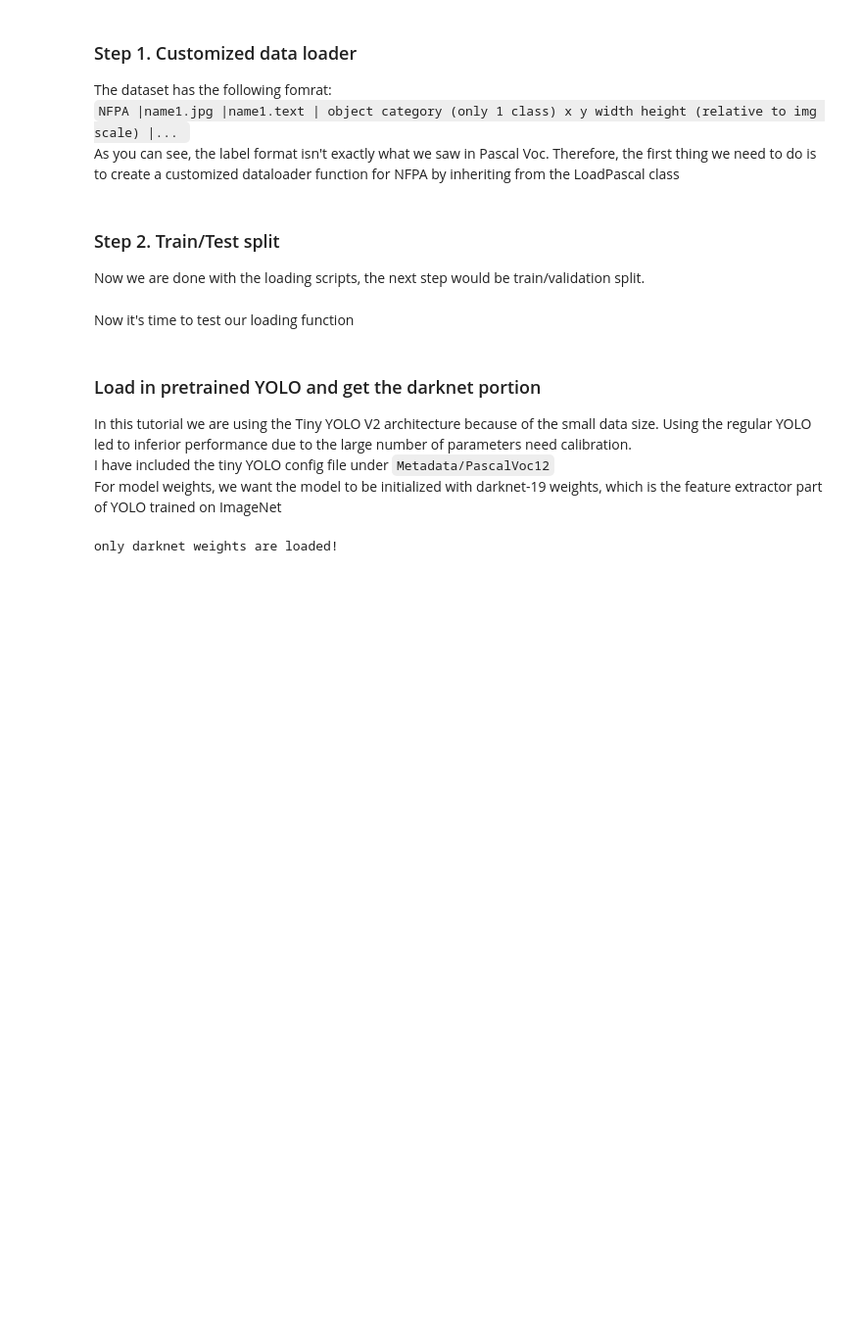
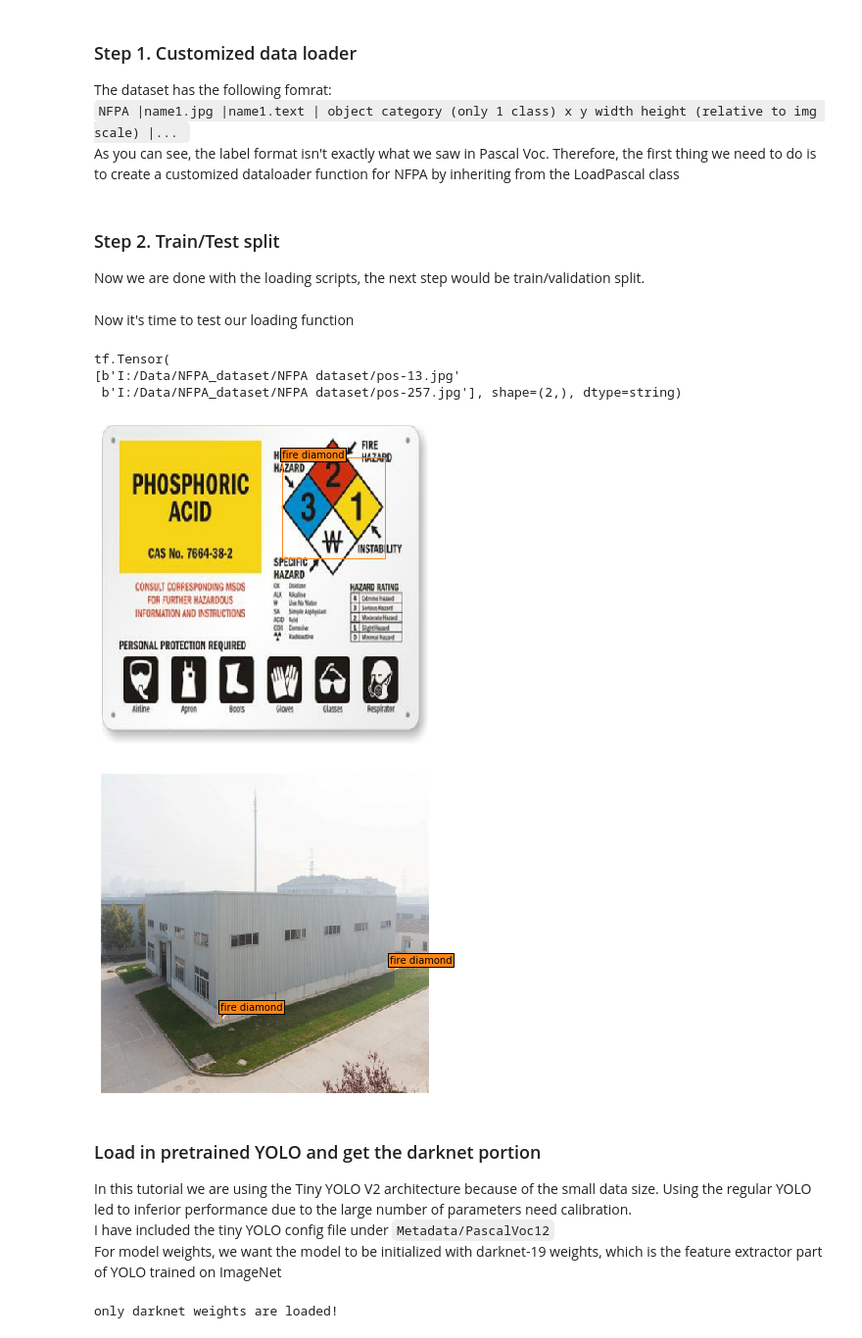
Before and after one commit to zzxvictor/YOLO_Explained, a Jupyter notebook: Tutorial_5_Transfer_Learning.ipynb, the cells around one changed output. Shown at 98% size. Saved outputs shown, nothing was run; the diff lists cells and outputs as text; code cells hidden in the pictures; blank space fills up the shorter version.

```diff
--- a/Tutorial_5_Transfer_Learning.ipynb
+++ b/Tutorial_5_Transfer_Learning.ipynb
@@ -78,22 +78,28 @@ Now it's time to test our loading function
 # %%
 loader = NFPA(imgDir=DATA_DIR, annotDir=ANNOT_DIR, anchorPath=ANCHOR_PATH)
 IMG_SHAPE = (416, 416, 3) # resize to 416, 416 standard VOC dimension
 trainData = loader.loadData(files=train, imgShape=IMG_SHAPE, batchSize=2, shuffle=True)
 painter = Visualizer(classNames=['fire diamond'])
-for imgs, labels, names in trainData.take(2):
+for imgs, labels, names in trainData.take(1):
     print(names)
     for img, label in zip(imgs, labels):
         # convert the labels back to a list of boxes for display
         convShape = [IMG_SHAPE[0] // 32, IMG_SHAPE[1]//32]
         bboxList = np.squeeze(label2Box(label, convShape, loader.anchors))
         # box list has shape (num box, 5), the last dimension is
         # (left, top, bottom, right, obj id) normalized between 0 and 1
         bboxList = bboxList.reshape(-1, 5)
         classList = [int(bbox[0]) for bbox in bboxList]
         # scale the box back to image scale
         bboxList = [ [bbox[1]*IMG_SHAPE[1], bbox[2]*IMG_SHAPE[0],
                       bbox[3]*IMG_SHAPE[1], bbox[4]*IMG_SHAPE[0]] for bbox in bboxList]
         painter.drawBox(img.numpy(), bboxList, classes=classList)
+# %% [output]
+tf.Tensor(
+[b'I:/Data/NFPA_dataset/NFPA dataset/pos-13.jpg'
+ b'I:/Data/NFPA_dataset/NFPA dataset/pos-257.jpg'], shape=(2,), dtype=string)
+[figure, added]
+[figure, added]
 # %% [markdown]
 ### Load in pretrained YOLO and get the darknet portion
 In this tutorial we are using the Tiny YOLO V2 architecture because of the small data size.
```
Also changed, not shown: parts of 8 cells of this notebook, 6 other files.
